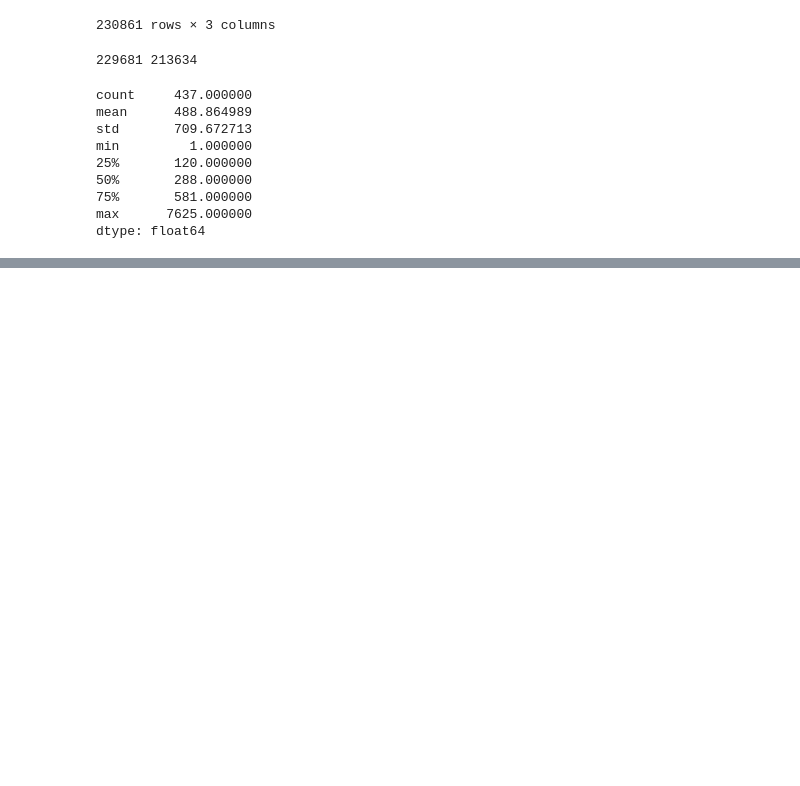
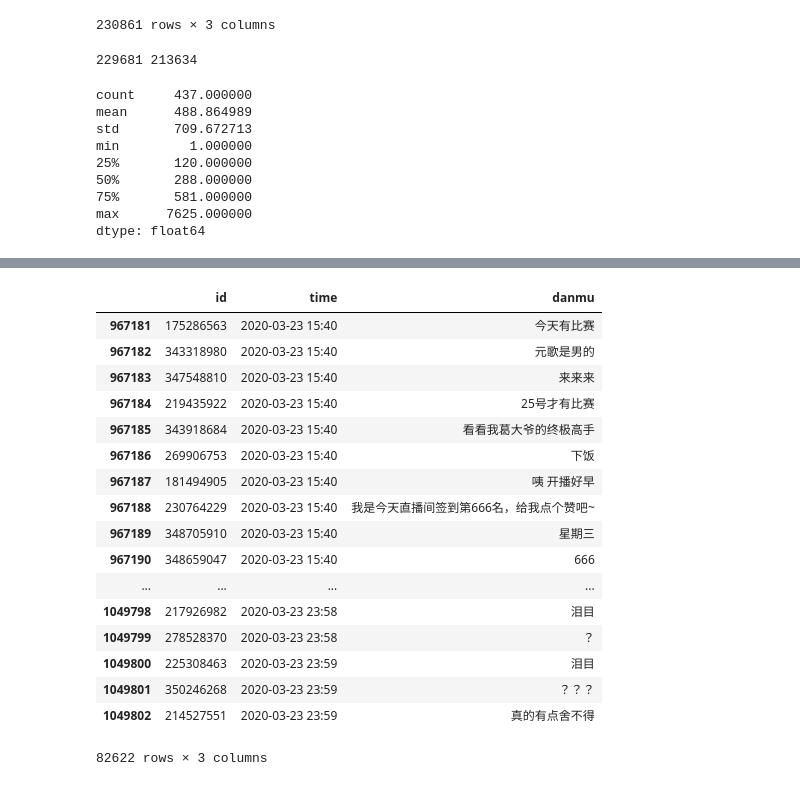
Before and after one commit to zhou-xingxing/graduate_work, a Jupyter notebook: notebook/弹幕片段情感标注.ipynb, the cells around one changed output, grey strips where cells are left out. Cells and saved outputs as stored; diff of their text form; code cells hidden in the pictures; blank space fills up the shorter version.

```diff
--- a/notebook/弹幕片段情感标注.ipynb
+++ b/notebook/弹幕片段情感标注.ipynb
@@ -86,0 +120,31 @@ test.to_csv(r'../data/room36252/flag_final_room36252danmu0318.csv',index=None)
+# %%
+# day2 2020/3/23
+# 967181-1049802
+import pandas as pd
+
+data=pd.read_csv(r'../data/room36252danmu.csv',header=None)
+data.columns=['id','time','danmu']
+data["time"]=pd.to_datetime(data.time.values,unit="s",utc=True).tz_convert('Asia/Shanghai').strftime("%Y-%m-%d %H:%M")
+
+day2=data[967181:1049803]
+display(day2)
+day2.to_csv(r'../data/room36252/room36252danmu0323.csv',header=None,index=None)
+# %% [output]
+|  | id | time | danmu |
+| 967181 | 175286563 | 2020-03-23 15:40 | 今天有比赛 |
+| 967182 | 343318980 | 2020-03-23 15:40 | 元歌是男的 |
+| 967183 | 347548810 | 2020-03-23 15:40 | 来来来 |
+| 967184 | 219435922 | 2020-03-23 15:40 | 25号才有比赛 |
+| 967185 | 343918684 | 2020-03-23 15:40 | 看看我葛大爷的终极高手 |
+| 967186 | 269906753 | 2020-03-23 15:40 | 下饭 |
+| 967187 | 181494905 | 2020-03-23 15:40 | 咦 开播好早 |
+| 967188 | 230764229 | 2020-03-23 15:40 | 我是今天直播间签到第666名，给我点个赞吧~ |
+| 967189 | 348705910 | 2020-03-23 15:40 | 星期三 |
+| 967190 | 348659047 | 2020-03-23 15:40 | 666 |
+| ... | ... | ... | ... |
+| 1049798 | 217926982 | 2020-03-23 23:58 | 泪目 |
+| 1049799 | 278528370 | 2020-03-23 23:58 | ？ |
+| 1049800 | 225308463 | 2020-03-23 23:59 | 泪目 |
+| 1049801 | 350246268 | 2020-03-23 23:59 | ？？？ |
+| 1049802 | 214527551 | 2020-03-23 23:59 | 真的有点舍不得 |
+82622 rows × 3 columns
```
Also changed, not shown: parts of 2 cells of this notebook, 9 other files.
